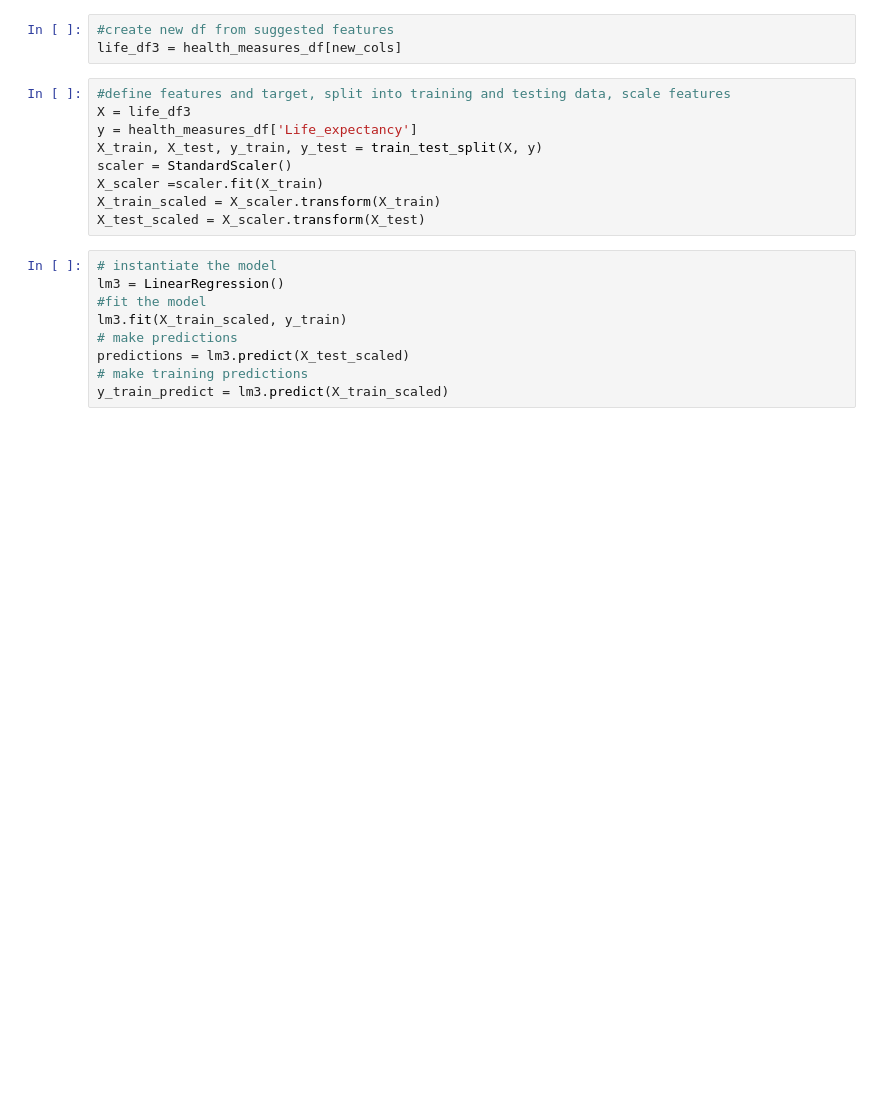
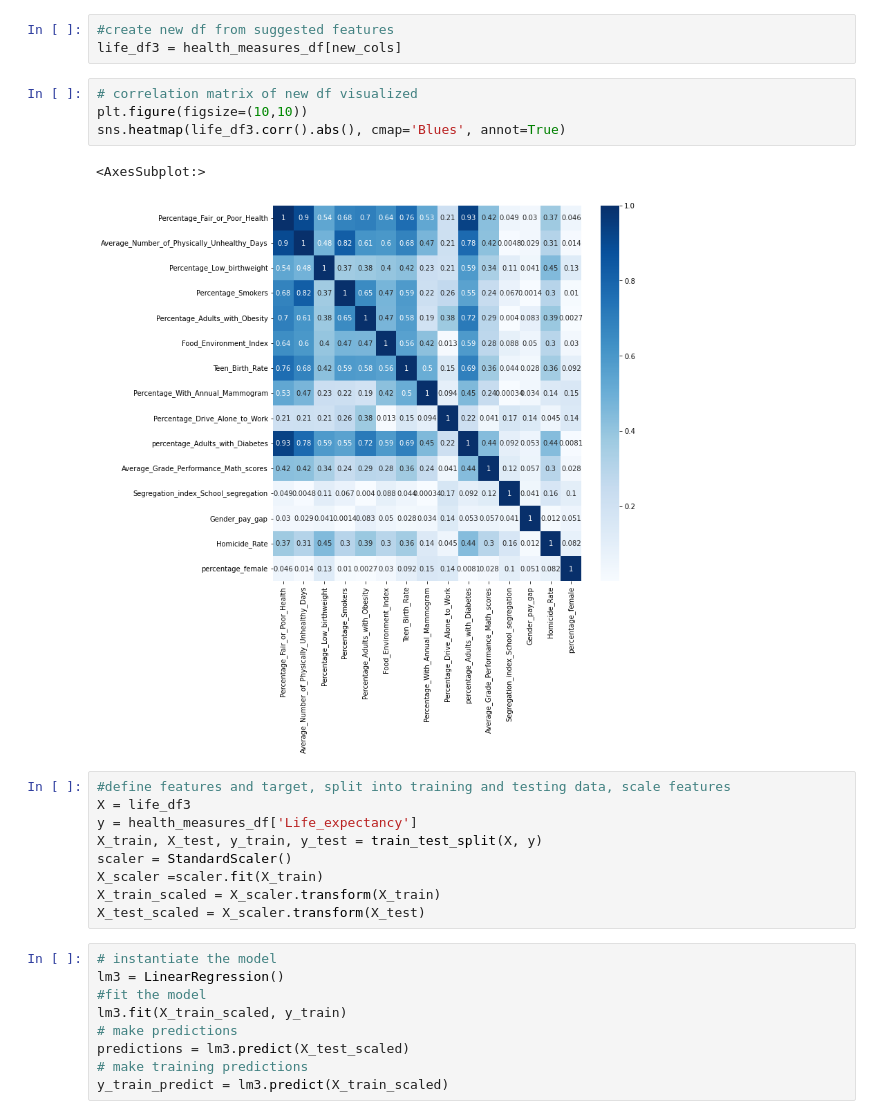
Before and after one commit to MDaily7/Life-Expectancy-In-the-US, a Jupyter notebook: Machine Learning Model/Linear Regression Model Feature Selection.ipynb, the cells around one changed output. Saved outputs shown, nothing was run; the diff lists cells and outputs as text; blank space fills up the shorter version.

```diff
--- a/Machine Learning Model/Life Expectancy Linear Regression Model RFE exploration.ipynb
+++ b/Machine Learning Model/Linear Regression Model Feature Selection.ipynb
@@ -441,6 +443,13 @@ new_cols
 # %%
 #create new df from suggested features
 life_df3 = health_measures_df[new_cols]
+# %%
+# correlation matrix of new df visualized
+plt.figure(figsize=(10,10))
+sns.heatmap(life_df3.corr().abs(), cmap='Blues', annot=True)
+# %% [output]
+<AxesSubplot:>
+[figure, added]
 # %%
 #define features and target, split into training and testing data, scale features
 X = life_df3
```
Also changed, not shown: parts of 10 cells of this notebook, 1 other file.
